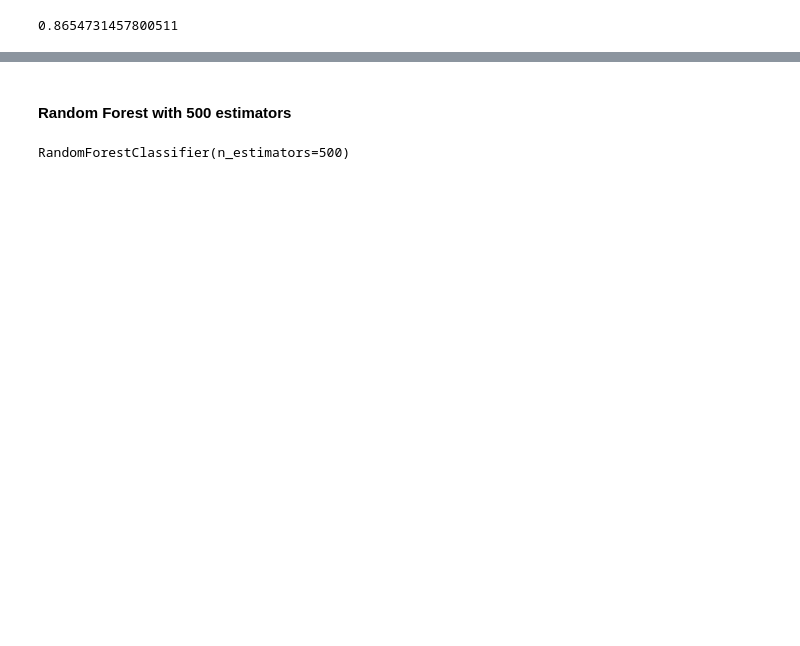
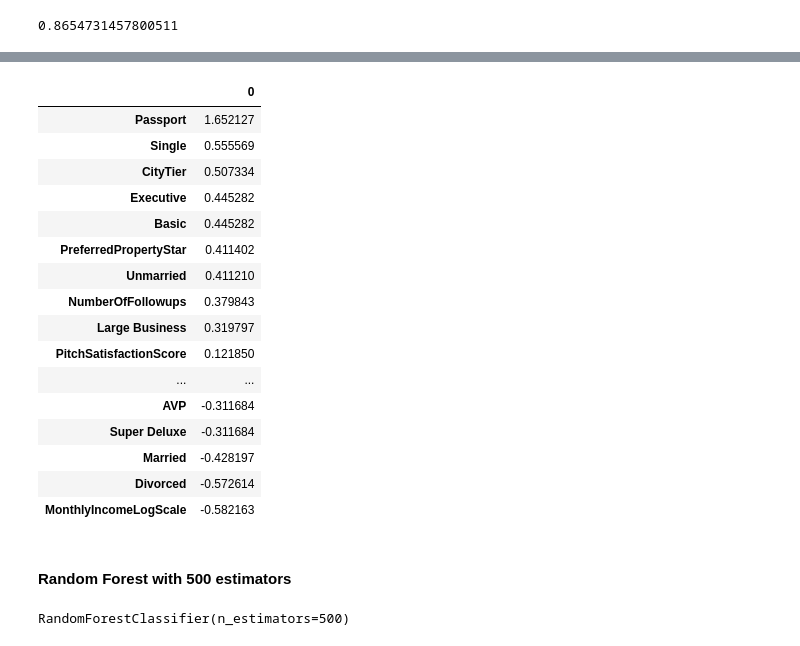
Before and after one commit to Junho65/Kaggle-DACON, a Jupyter notebook: (DACON)Travel_Prediction/travel_prediction.ipynb, the cells around one changed output, grey strips where cells are left out. Cells and saved outputs as stored; diff of their text form; code cells hidden in the pictures; blank space fills up the shorter version.

```diff
--- a/(DACON)Travel_Prediction/travel_prediction.ipynb
+++ b/(DACON)Travel_Prediction/travel_prediction.ipynb
@@ -556,6 +594,7 @@ from lightgbm import LGBMClassifier
 xtree_clf=ExtraTreeClassifier()
 rf_clf=RandomForestClassifier()
 lgbm_clf=LGBMClassifier()
+lr_clf=LogisticRegression()
 # %%
 xtree_scores=cross_val_score(
     xtree_clf,data_prepared_attribs,data_prepared_labels,scoring='accuracy',cv=5)
@@ -579,0 +686,2 @@ lgbm_avg_scores
+# %%
+lr_clf.fit(data_prepared_attribs,data_prepared_labels)
@@ -580,3 +697,23 @@ lgbm_avg_scores
+# %%
+pd.DataFrame(lr_clf.coef_,columns=data_prepared_attribs.columns).T.sort_values(by=0,ascending=False)
+# %% [output]
+|  | 0 |
+| Passport | 1.652127 |
+| Single | 0.555569 |
+| CityTier | 0.507334 |
+| Executive | 0.445282 |
+| Basic | 0.445282 |
+| PreferredPropertyStar | 0.411402 |
+| Unmarried | 0.411210 |
+| NumberOfFollowups | 0.379843 |
+| Large Business | 0.319797 |
+| PitchSatisfactionScore | 0.121850 |
+| ... | ... |
+| AVP | -0.311684 |
+| Super Deluxe | -0.311684 |
+| Married | -0.428197 |
+| Divorced | -0.572614 |
+| MonthlyIncomeLogScale | -0.582163 |
 # %% [markdown]
 #### Random Forest with 500 estimators
 # %%
```
Also changed, not shown: parts of 32 cells of this notebook, 9 other files.
